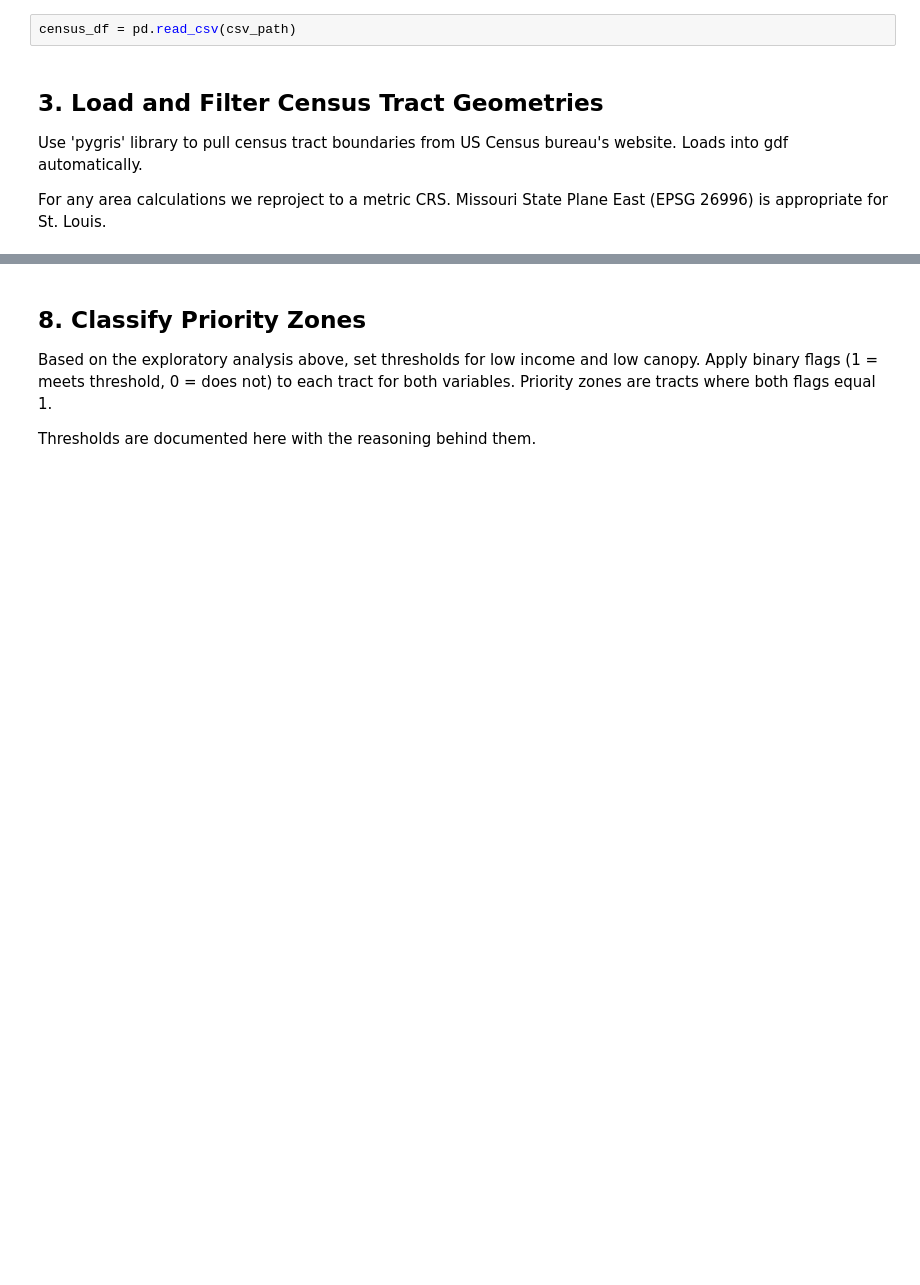
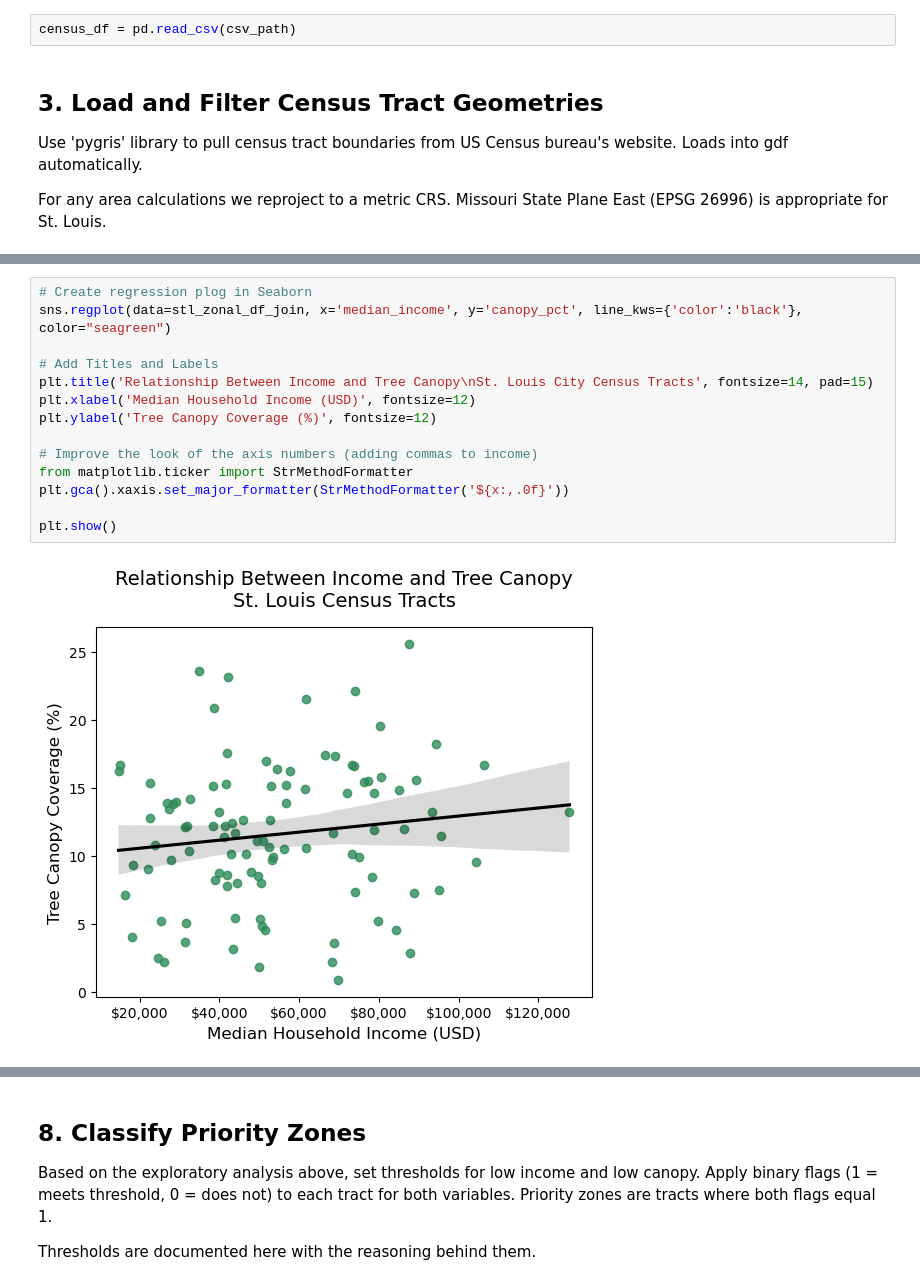
Before and after one commit to dander1989/urban_shade_income, a Jupyter notebook: notebook.ipynb, the cells around one changed output, grey strips where cells are left out. Cells and saved outputs as stored; diff of their text form; blank space fills up the shorter version.

```diff
--- a/notebook.ipynb
+++ b/notebook.ipynb
@@ -283,0 +276,16 @@ Steps:
+# %%
+# Create regression plog in Seaborn
+sns.regplot(data=stl_zonal_df_join, x='median_income', y='canopy_pct', line_kws={'color':'black'}, color="seagreen")
+
+# Add Titles and Labels
+plt.title('Relationship Between Income and Tree Canopy\nSt. Louis City Census Tracts', fontsize=14, pad=15)
+plt.xlabel('Median Household Income (USD)', fontsize=12)
+plt.ylabel('Tree Canopy Coverage (%)', fontsize=12)
+
+# Improve the look of the axis numbers (adding commas to income)
+from matplotlib.ticker import StrMethodFormatter
+plt.gca().xaxis.set_major_formatter(StrMethodFormatter('${x:,.0f}'))
+
+plt.show()
+# %% [output]
+[figure, added]
```
Also changed, not shown: parts of 34 cells of this notebook, 7 other files.
